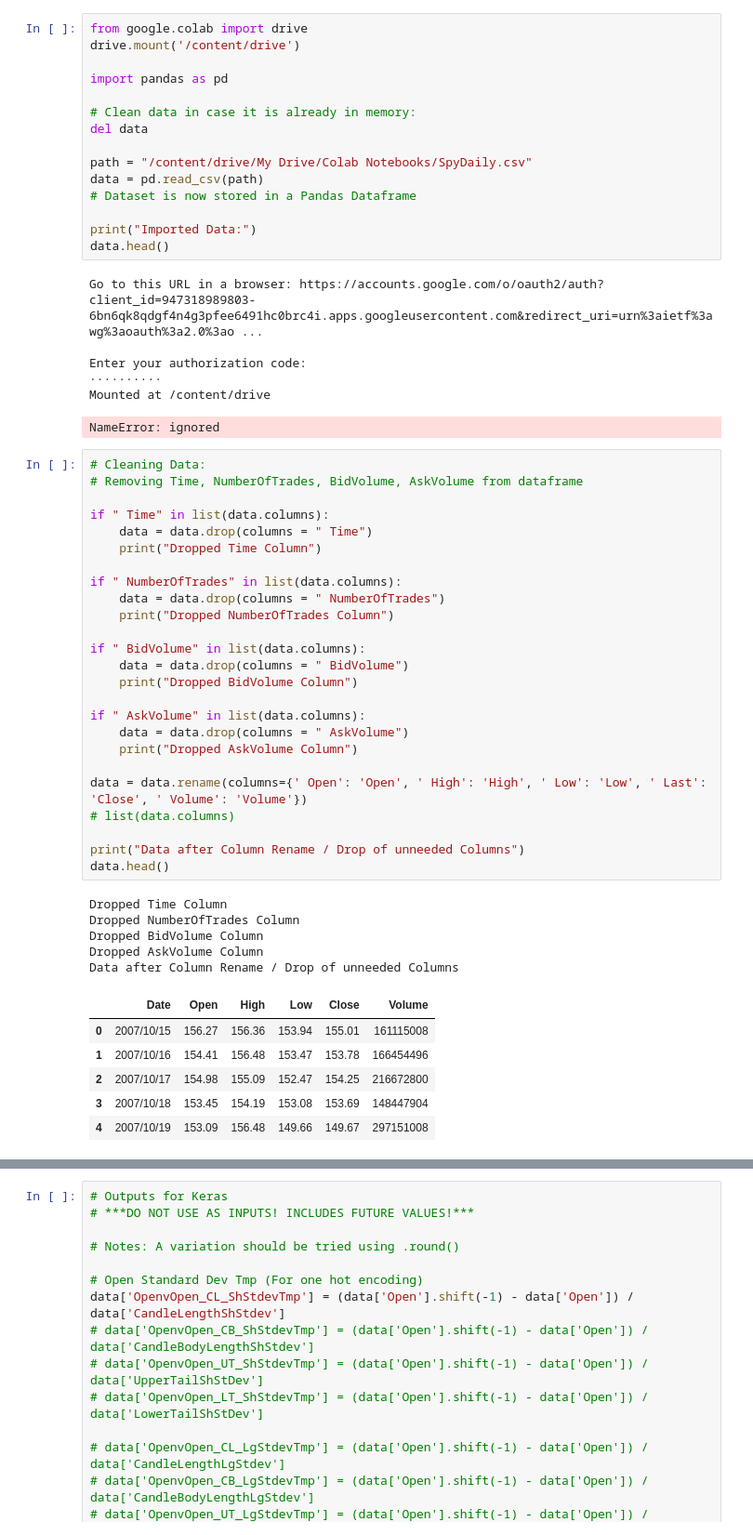
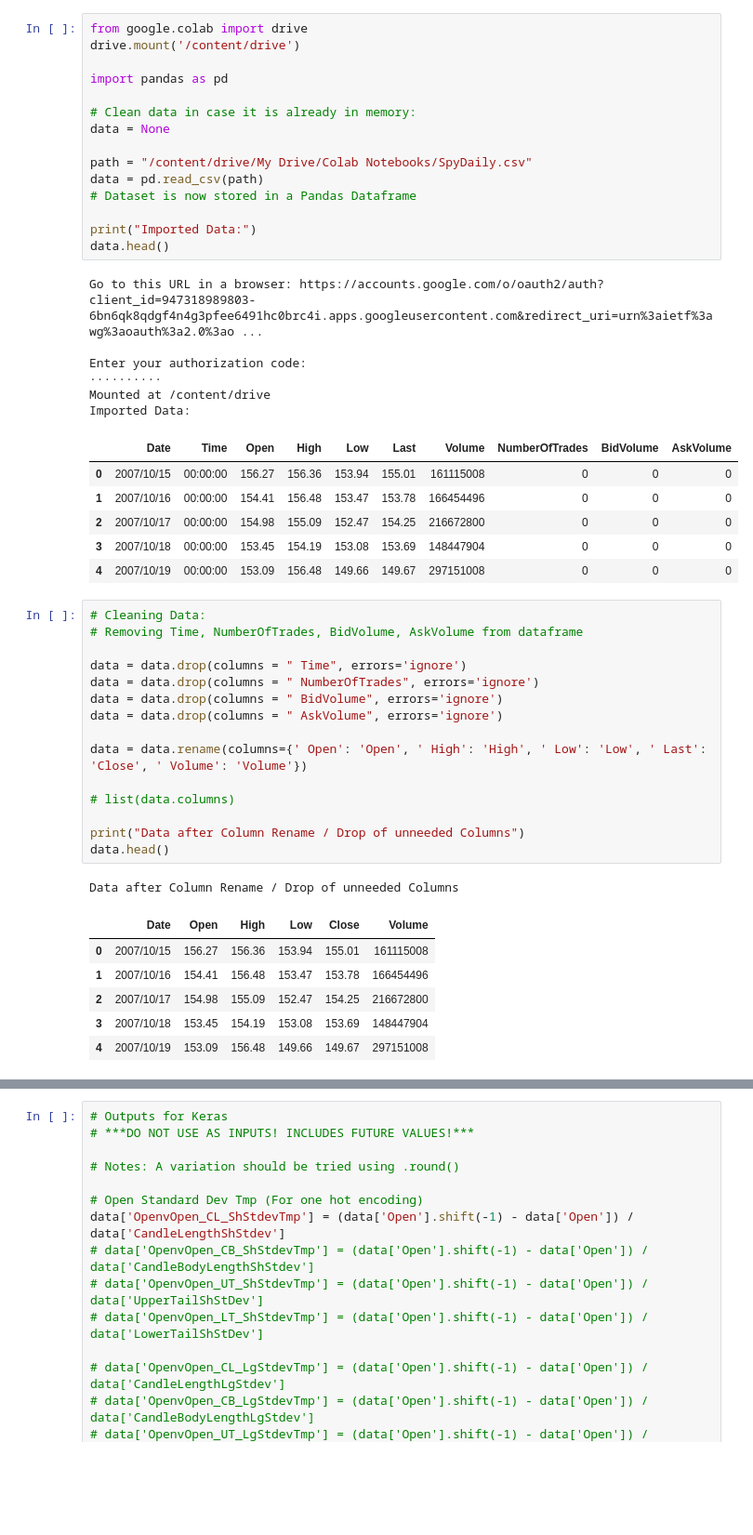
Before and after one commit to rooksandkings/APIs, a Jupyter notebook: Melchior_Technical_Analysis.ipynb, the cells around one changed output, grey strips where cells are left out. Shown at 93% size. Saved outputs shown, nothing was run; the diff lists cells and outputs as text; blank space fills up the shorter version.

```diff
--- a/Melchior_Technical_Analysis.ipynb
+++ b/Melchior_Technical_Analysis.ipynb
@@ -10,55 +16,47 @@ ERROR: Could not open requirements file: [Errno 2] No such file or directory: 'r
 # %%
 from google.colab import drive
 drive.mount('/content/drive')
 
 import pandas as pd
 
 # Clean data in case it is already in memory:
-del data
+data = None
 
 path = "/content/drive/My Drive/Colab Notebooks/SpyDaily.csv"
 data = pd.read_csv(path)
 # Dataset is now stored in a Pandas Dataframe
 
 print("Imported Data:")
 data.head()
 # %% [output]
 Go to this URL in a browser: https://accounts.google.com/o/oauth2/auth?client_id=947318989803-6bn6qk8qdgf4n4g3pfee6491hc0brc4i.apps.googleusercontent.com&redirect_uri=urn%3aietf%3awg%3aoauth%3a2.0%3ao ...
 
 Enter your authorization code:
 ··········
 Mounted at /content/drive
+Imported Data:
-NameError: ignored
+|  | Date | Time | Open | High | Low | Last | Volume | NumberOfTrades | BidVolume | AskVolume |
+| 0 | 2007/10/15 | 00:00:00 | 156.27 | 156.36 | 153.94 | 155.01 | 161115008 | 0 | 0 | 0 |
+| 1 | 2007/10/16 | 00:00:00 | 154.41 | 156.48 | 153.47 | 153.78 | 166454496 | 0 | 0 | 0 |
+| 2 | 2007/10/17 | 00:00:00 | 154.98 | 155.09 | 152.47 | 154.25 | 216672800 | 0 | 0 | 0 |
+| 3 | 2007/10/18 | 00:00:00 | 153.45 | 154.19 | 153.08 | 153.69 | 148447904 | 0 | 0 | 0 |
+| 4 | 2007/10/19 | 00:00:00 | 153.09 | 156.48 | 149.66 | 149.67 | 297151008 | 0 | 0 | 0 |
 # %%
 # Cleaning Data:
 # Removing Time, NumberOfTrades, BidVolume, AskVolume from dataframe
 
-if " Time" in list(data.columns):
-    data = data.drop(columns = " Time")
-    print("Dropped Time Column")
-
-if " NumberOfTrades" in list(data.columns):
-    data = data.drop(columns = " NumberOfTrades")
-    print("Dropped NumberOfTrades Column")
-
-if " BidVolume" in list(data.columns):
-    data = data.drop(columns = " BidVolume")
-    print("Dropped BidVolume Column")
-
-if " AskVolume" in list(data.columns):
-    data = data.drop(columns = " AskVolume")
-    print("Dropped AskVolume Column")
+data = data.drop(columns = " Time", errors='ignore')
+data = data.drop(columns = " NumberOfTrades", errors='ignore')
+data = data.drop(columns = " BidVolume", errors='ignore')
+data = data.drop(columns = " AskVolume", errors='ignore')
 
 data = data.rename(columns={' Open': 'Open', ' High': 'High', ' Low': 'Low', ' Last': 'Close', ' Volume': 'Volume'})
+
 # list(data.columns)
 
 print("Data after Column Rename / Drop of unneeded Columns")
 data.head()
 # %% [output]
-Dropped Time Column
-Dropped NumberOfTrades Column
-Dropped BidVolume Column
-Dropped AskVolume Column
 Data after Column Rename / Drop of unneeded Columns
 |  | Date | Open | High | Low | Close | Volume |
 | 0 | 2007/10/15 | 156.27 | 156.36 | 153.94 | 155.01 | 161115008 |
```
Also changed, not shown: parts of 19 cells of this notebook.
